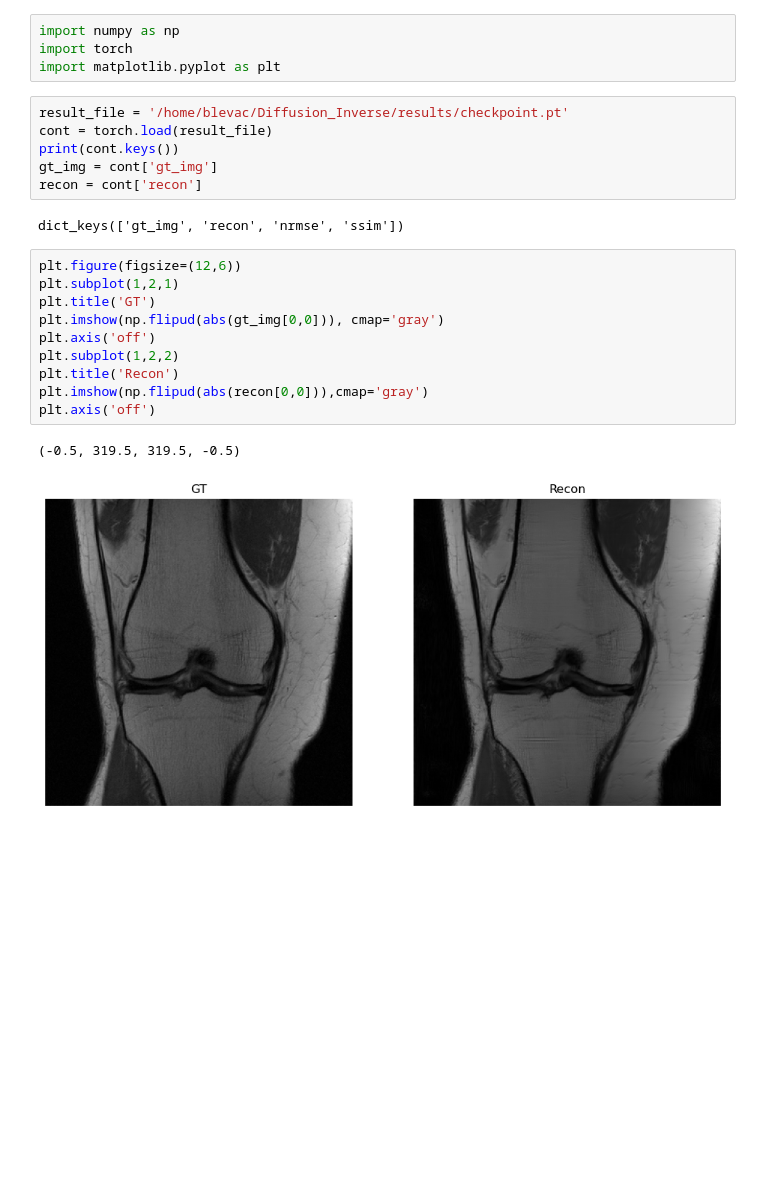
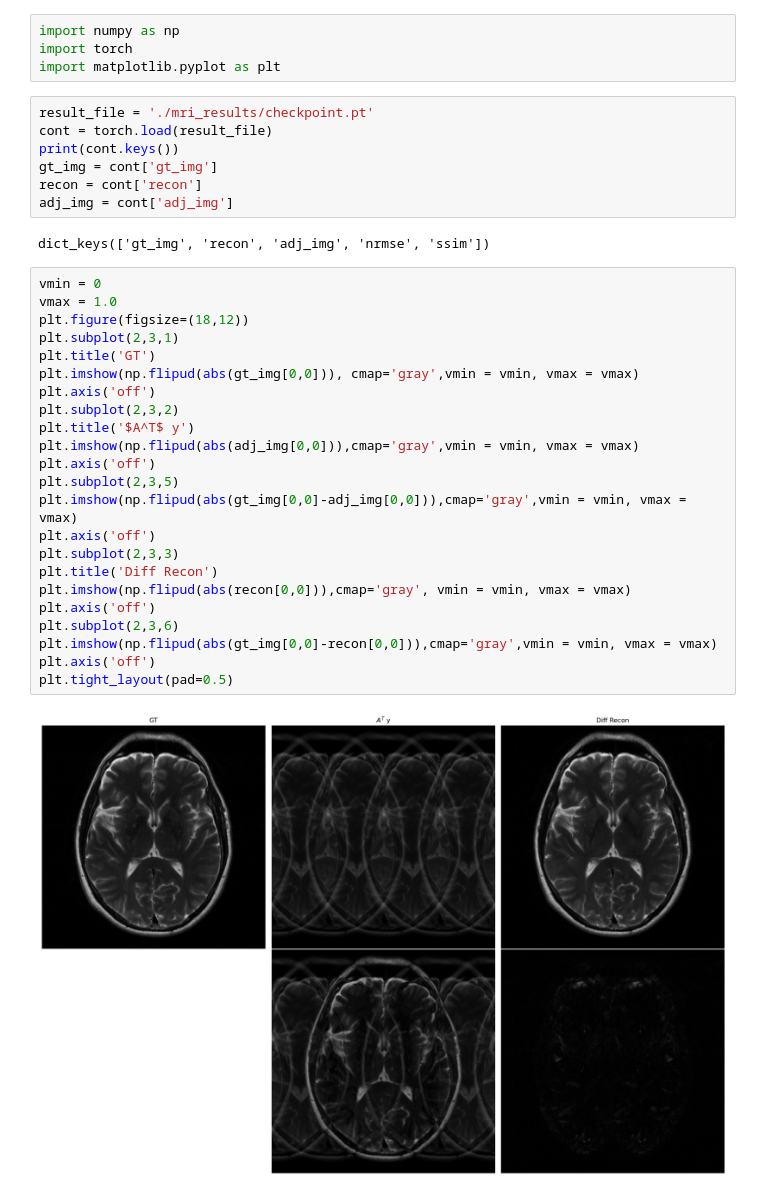
Before and after one commit to utcsilab/Diffusion_Inverse, a Jupyter notebook: MRI_results_viewer.ipynb, the cells around one changed output. Drawn from its saved outputs; the diff is of its cells as text; blank space fills up the shorter version.

Commit message:
modified file paths and display adjoint and difference images

```diff
--- a/MRI_results_viewer.ipynb
+++ b/MRI_results_viewer.ipynb
@@ -3,23 +3,36 @@ import numpy as np
 import torch
 import matplotlib.pyplot as plt
 # %%
-result_file = '/home/blevac/Diffusion_Inverse/results/checkpoint.pt'
+result_file = './mri_results/checkpoint.pt'
 cont = torch.load(result_file)
 print(cont.keys())
 gt_img = cont['gt_img']
 recon = cont['recon']
+adj_img = cont['adj_img']
 # %% [output]
-dict_keys(['gt_img', 'recon', 'nrmse', 'ssim'])
+dict_keys(['gt_img', 'recon', 'adj_img', 'nrmse', 'ssim'])
 # %%
-plt.figure(figsize=(12,6))
-plt.subplot(1,2,1)
+vmin = 0
+vmax = 1.0
+plt.figure(figsize=(18,12))
+plt.subplot(2,3,1)
 plt.title('GT')
-plt.imshow(np.flipud(abs(gt_img[0,0])), cmap='gray')
+plt.imshow(np.flipud(abs(gt_img[0,0])), cmap='gray',vmin = vmin, vmax = vmax)
 plt.axis('off')
-plt.subplot(1,2,2)
-plt.title('Recon')
-plt.imshow(np.flipud(abs(recon[0,0])),cmap='gray')
+plt.subplot(2,3,2)
+plt.title('$A^T$ y')
+plt.imshow(np.flipud(abs(adj_img[0,0])),cmap='gray',vmin = vmin, vmax = vmax)
 plt.axis('off')
+plt.subplot(2,3,5)
+plt.imshow(np.flipud(abs(gt_img[0,0]-adj_img[0,0])),cmap='gray',vmin = vmin, vmax = vmax)
+plt.axis('off')
+plt.subplot(2,3,3)
+plt.title('Diff Recon')
+plt.imshow(np.flipud(abs(recon[0,0])),cmap='gray', vmin = vmin, vmax = vmax)
+plt.axis('off')
+plt.subplot(2,3,6)
+plt.imshow(np.flipud(abs(gt_img[0,0]-recon[0,0])),cmap='gray',vmin = vmin, vmax = vmax)
+plt.axis('off')
+plt.tight_layout(pad=0.5)
 # %% [output]
-(-0.5, 319.5, 319.5, -0.5)
-[figure, old version]
+[figure, new version]
```
